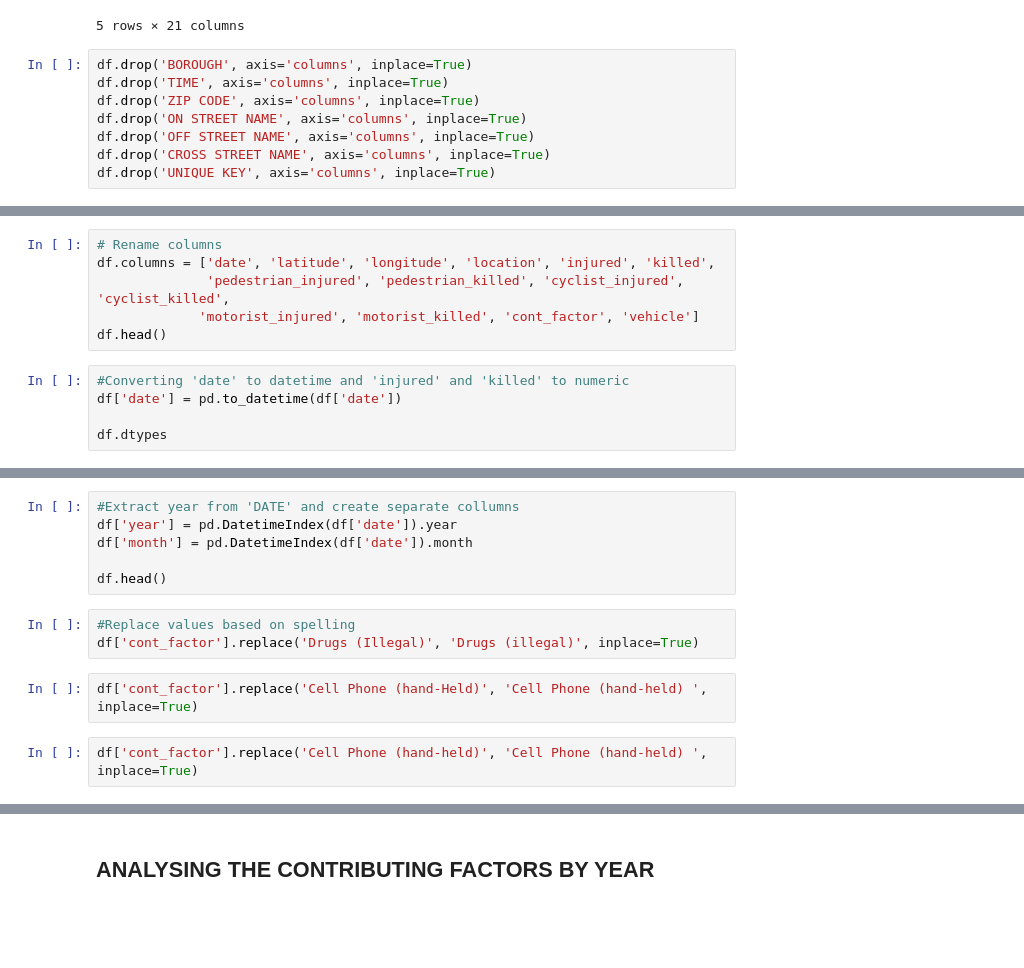
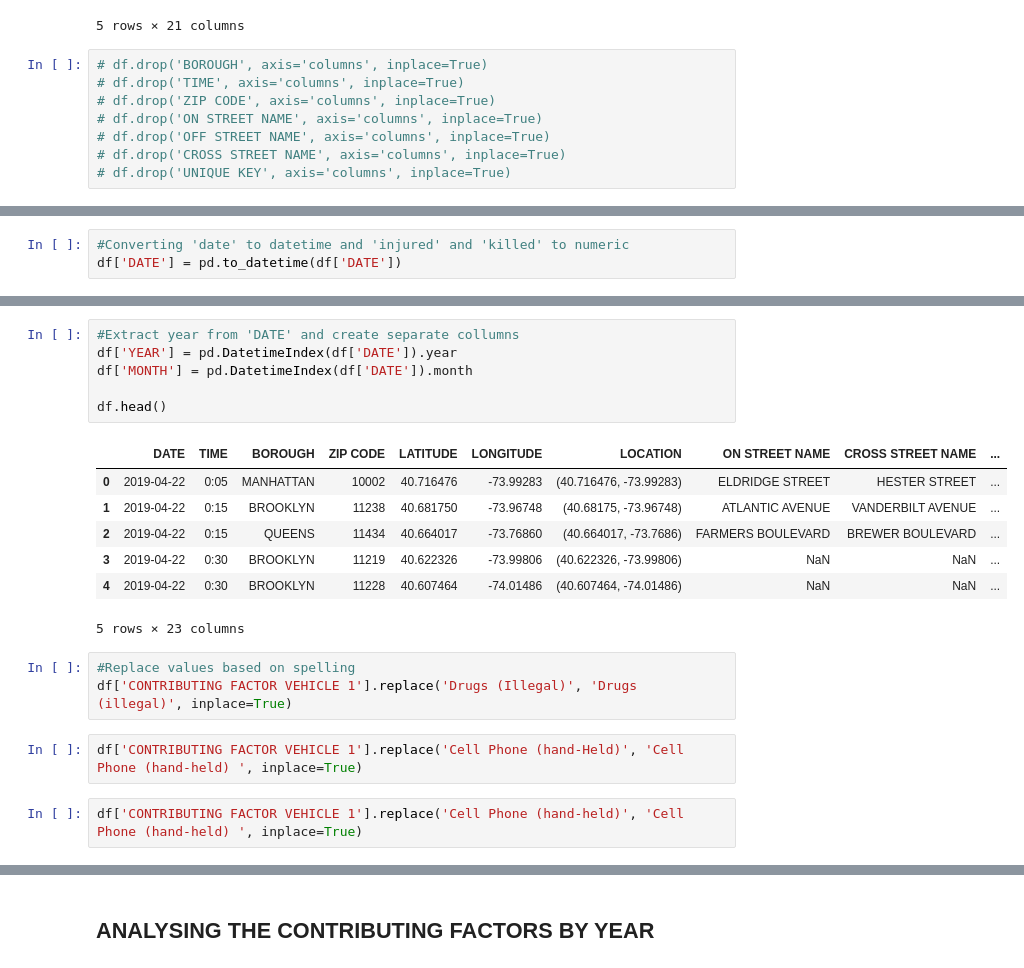
Before and after one commit to adrianakopf/NYC-Accidents-Analysis, a Jupyter notebook: ContributingFactors.ipynb, the cells around one changed output, grey strips where cells are left out. Saved outputs shown, nothing was run; the diff lists cells and outputs as text; blank space fills up the shorter version.

```diff
--- a/ContributingFactors.ipynb
+++ b/ContributingFactors.ipynb
@@ -42,10 +27,10 @@ df.head()
 | 4 | 4/22/2019 | 0:30 | BROOKLYN | 11228 | 40.607464 | -74.01486 | (40.607464, -74.01486) | NaN | NaN | ... |
 5 rows × 21 columns
 # %%
-df.drop('BOROUGH', axis='columns', inplace=True)
-df.drop('TIME', axis='columns', inplace=True)
-df.drop('ZIP CODE', axis='columns', inplace=True)
-df.drop('ON STREET NAME', axis='columns', inplace=True)
-df.drop('OFF STREET NAME', axis='columns', inplace=True)
-df.drop('CROSS STREET NAME', axis='columns', inplace=True)
-df.drop('UNIQUE KEY', axis='columns', inplace=True)
+# df.drop('BOROUGH', axis='columns', inplace=True)
+# df.drop('TIME', axis='columns', inplace=True)
+# df.drop('ZIP CODE', axis='columns', inplace=True)
+# df.drop('ON STREET NAME', axis='columns', inplace=True)
+# df.drop('OFF STREET NAME', axis='columns', inplace=True)
+# df.drop('CROSS STREET NAME', axis='columns', inplace=True)
+# df.drop('UNIQUE KEY', axis='columns', inplace=True)
@@ -61,11 +58,3 @@ df.dtypes
-# %%
-# Rename columns
-df.columns = ['date', 'latitude', 'longitude', 'location', 'injured', 'killed',
-              'pedestrian_injured', 'pedestrian_killed', 'cyclist_injured', 'cyclist_killed',
-             'motorist_injured', 'motorist_killed', 'cont_factor', 'vehicle']
-df.head()
 # %%
 #Converting 'date' to datetime and 'injured' and 'killed' to numeric
-df['date'] = pd.to_datetime(df['date'])
-
-df.dtypes
+df['DATE'] = pd.to_datetime(df['DATE'])
@@ -72,14 +81,22 @@ df.dtypes
 # %%
 #Extract year from 'DATE' and create separate collumns
-df['year'] = pd.DatetimeIndex(df['date']).year
-df['month'] = pd.DatetimeIndex(df['date']).month
+df['YEAR'] = pd.DatetimeIndex(df['DATE']).year
+df['MONTH'] = pd.DatetimeIndex(df['DATE']).month
 
 df.head()
+# %% [output]
+|  | DATE | TIME | BOROUGH | ZIP CODE | LATITUDE | LONGITUDE | LOCATION | ON STREET NAME | CROSS STREET NAME | ... |
+| 0 | 2019-04-22 | 0:05 | MANHATTAN | 10002 | 40.716476 | -73.99283 | (40.716476, -73.99283) | ELDRIDGE STREET | HESTER STREET | ... |
+| 1 | 2019-04-22 | 0:15 | BROOKLYN | 11238 | 40.681750 | -73.96748 | (40.68175, -73.96748) | ATLANTIC AVENUE | VANDERBILT AVENUE | ... |
+| 2 | 2019-04-22 | 0:15 | QUEENS | 11434 | 40.664017 | -73.76860 | (40.664017, -73.7686) | FARMERS BOULEVARD | BREWER BOULEVARD | ... |
+| 3 | 2019-04-22 | 0:30 | BROOKLYN | 11219 | 40.622326 | -73.99806 | (40.622326, -73.99806) | NaN | NaN | ... |
+| 4 | 2019-04-22 | 0:30 | BROOKLYN | 11228 | 40.607464 | -74.01486 | (40.607464, -74.01486) | NaN | NaN | ... |
+5 rows × 23 columns
 # %%
 #Replace values based on spelling
-df['cont_factor'].replace('Drugs (Illegal)', 'Drugs (illegal)', inplace=True)
+df['CONTRIBUTING FACTOR VEHICLE 1'].replace('Drugs (Illegal)', 'Drugs (illegal)', inplace=True)
 # %%
-df['cont_factor'].replace('Cell Phone (hand-Held)', 'Cell Phone (hand-held) ', inplace=True)
+df['CONTRIBUTING FACTOR VEHICLE 1'].replace('Cell Phone (hand-Held)', 'Cell Phone (hand-held) ', inplace=True)
 # %%
-df['cont_factor'].replace('Cell Phone (hand-held)', 'Cell Phone (hand-held) ', inplace=True)
+df['CONTRIBUTING FACTOR VEHICLE 1'].replace('Cell Phone (hand-held)', 'Cell Phone (hand-held) ', inplace=True)
 # %%
```
Also changed, not shown: parts of 13 cells of this notebook.
